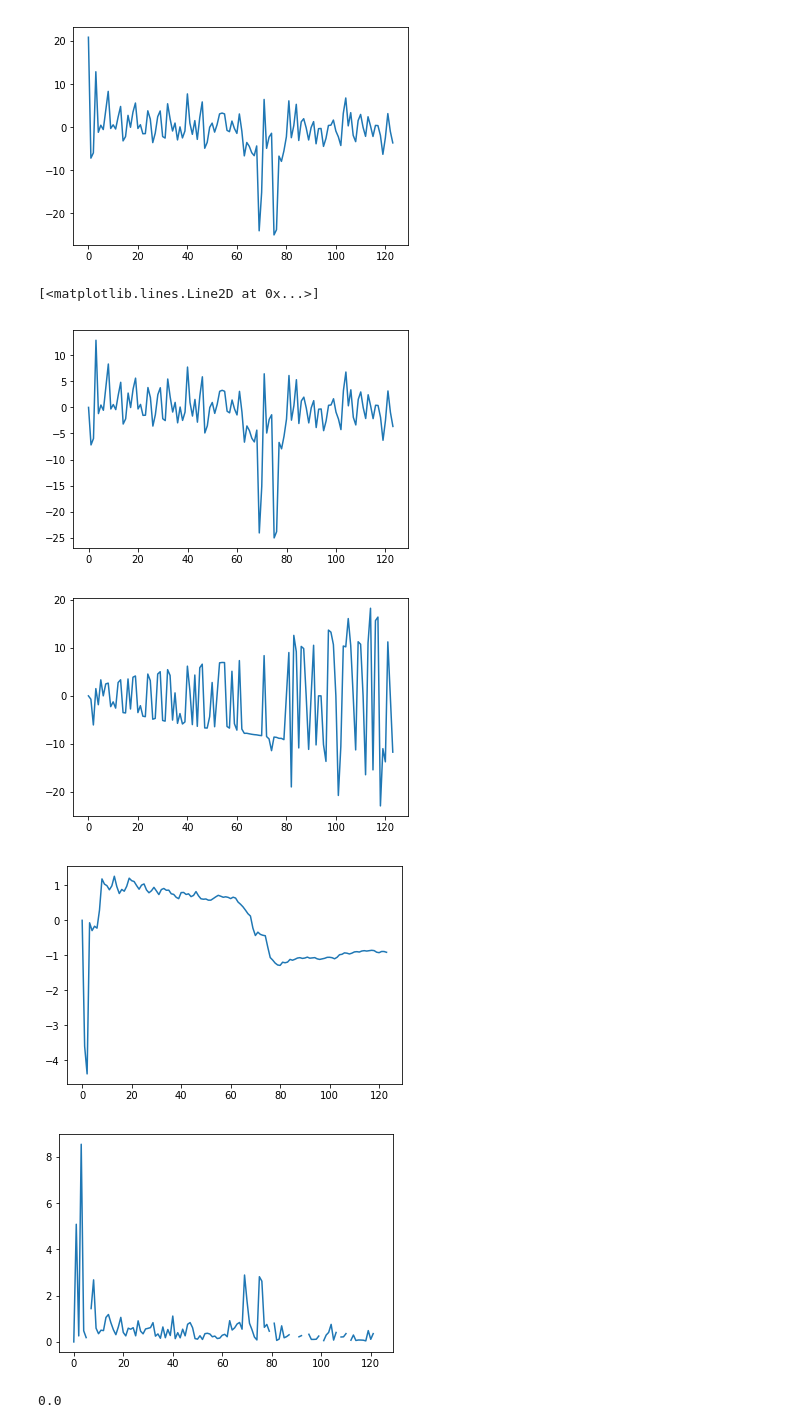
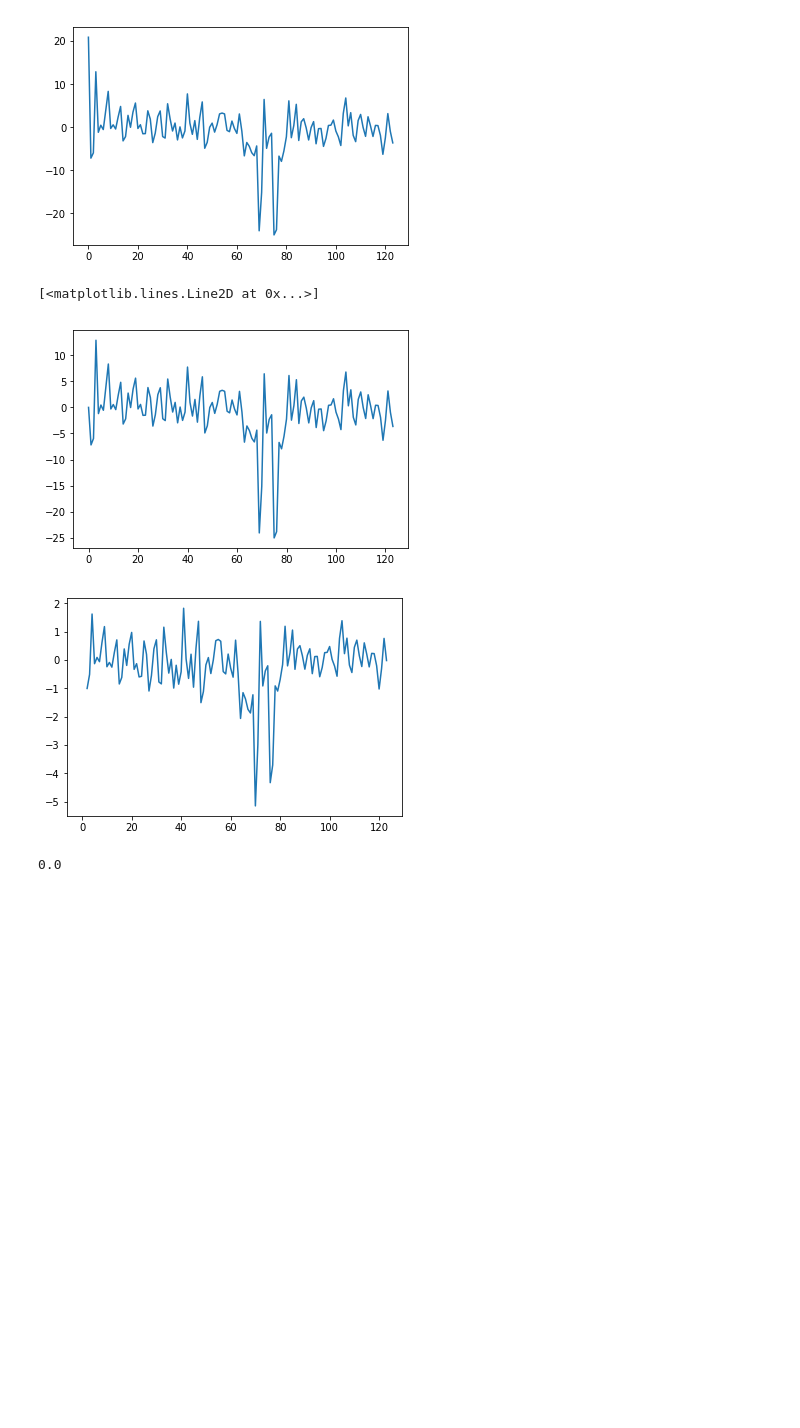
Before and after one commit to NCBI-Hackathons/Cells2Image, a Jupyter notebook: scratchLars-1.ipynb, the cells around one changed output. Cells and saved outputs as stored; diff of their text form; code cells hidden in the pictures; blank space fills up the shorter version.

```diff
--- a/scratchLars-1.ipynb
+++ b/scratchLars-1.ipynb
@@ -250,7 +250,7 @@ class RunningStat:
     z_score = property(get_z)
 # %%
 def gradient_zscore(input_series):
-    gradients = np.gradient(input_series).astype('float')
+    gradients = np.gradient(input_series)
     gradients[0] = 0.
     rs = RunningStat()
     z_scores = []
@@ -265,18 +283,12 @@ def gradient_zscore(input_series):
 # %%
-gradients,means,stds,z_scores = gradient_zscore(fluo)
+gradients,z_scores = gradient_zscore(fluo)
 plt.plot(gradients)
 plt.figure()
 plt.plot(z_scores)
-plt.figure()
-plt.plot(means)
-plt.figure()
-plt.plot(stds)
 # %% [output]
 [<matplotlib.lines.Line2D at 0x...>]
 [figure]
-[figure, old version]
+[figure, new version]
-[figure, removed]
-[figure, removed]
 # %%
 rs.z_score
 # %% [output]
```
Also changed, not shown: parts of 1 cell of this notebook, 1 other file.
